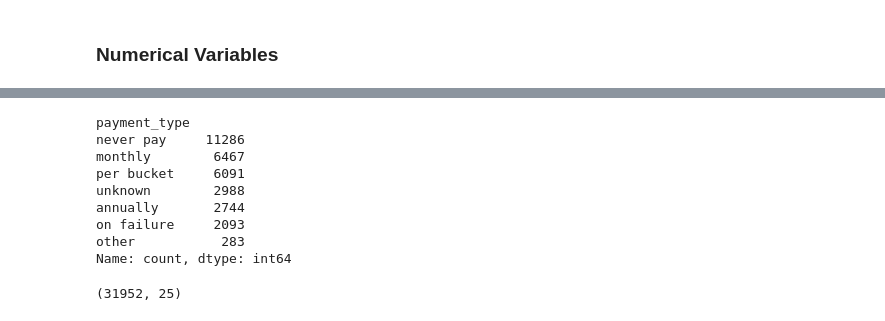
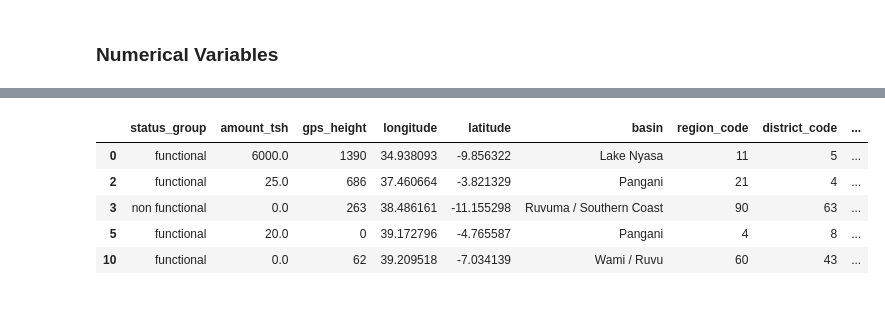
Before and after one commit to Mbachia/Tanzania-Water-Classification, a Jupyter notebook: notebook.ipynb, the cells around one changed output, grey strips where cells are left out. Cells and saved outputs as stored; diff of their text form; code cells hidden in the pictures.

```diff
--- a/notebook.ipynb
+++ b/notebook.ipynb
@@ -290,20 +385,40 @@ list of caegorical ['status_group', 'funder', 'installer', 'basin', 'region', 'w
+# %%
+new_features = {
+    'communal standpipe': 'communal standpipe',
+    'other' : 'other',
+    'hand pump' : 'other',
+    'improved spring' : 'other',
+    'dam' : 'other',
+    'cattle_trough': 'other'
+}
+
+data['waterpoint_group'] = data['waterpoint_type_group'].map(new_features)
+# %%
+basin_features = {
+"Pangani" : "north",
+'Rufiji' : "west",
+"Wami / Ruvu": "other",
+"Lake Tanganyika": "west",
+"Ruvuma / Southern Coast" : "other",
+"Internal ": "north",
+"Lake Nyasa" : "other",
+"Lake Victoria": "north",
+"Lake rukwa" : "west"
+}
+
+data['l_basin'] = data['basin'].map(basin_features)
 # %%
 # data = pd.get_dummies(data,columns=categorical, drop_first=True)
-data['payment_type'].value_counts()
+# data['payment_type'].value_counts()
-# %% [output]
-payment_type
-never pay     11286
-monthly        6467
-per bucket     6091
-unknown        2988
-annually       2744
-on failure     2093
-other           283
-Name: count, dtype: int64
 # %%
-data.shape
+data.head()
 # %% [output]
-(31952, 25)
+|  | status_group | amount_tsh | gps_height | longitude | latitude | basin | region_code | district_code | ... |
+| 0 | functional | 6000.0 | 1390 | 34.938093 | -9.856322 | Lake Nyasa | 11 | 5 | ... |
+| 2 | functional | 25.0 | 686 | 37.460664 | -3.821329 | Pangani | 21 | 4 | ... |
+| 3 | non functional | 0.0 | 263 | 38.486161 | -11.155298 | Ruvuma / Southern Coast | 90 | 63 | ... |
+| 5 | functional | 20.0 | 0 | 39.172796 | -4.765587 | Pangani | 4 | 8 | ... |
+| 10 | functional | 0.0 | 62 | 39.209518 | -7.034139 | Wami / Ruvu | 60 | 43 | ... |
 # %%
 # # # Encoding the categorical variables
 # import category_encoders as ce
```
Also changed, not shown: parts of 24 cells of this notebook.
